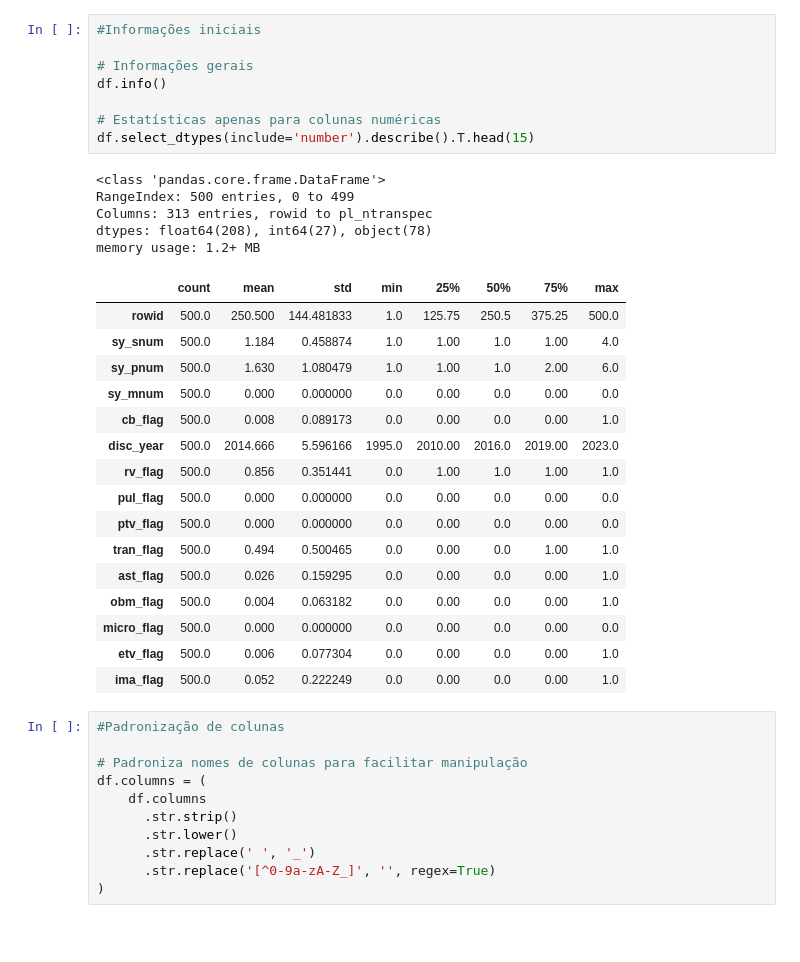
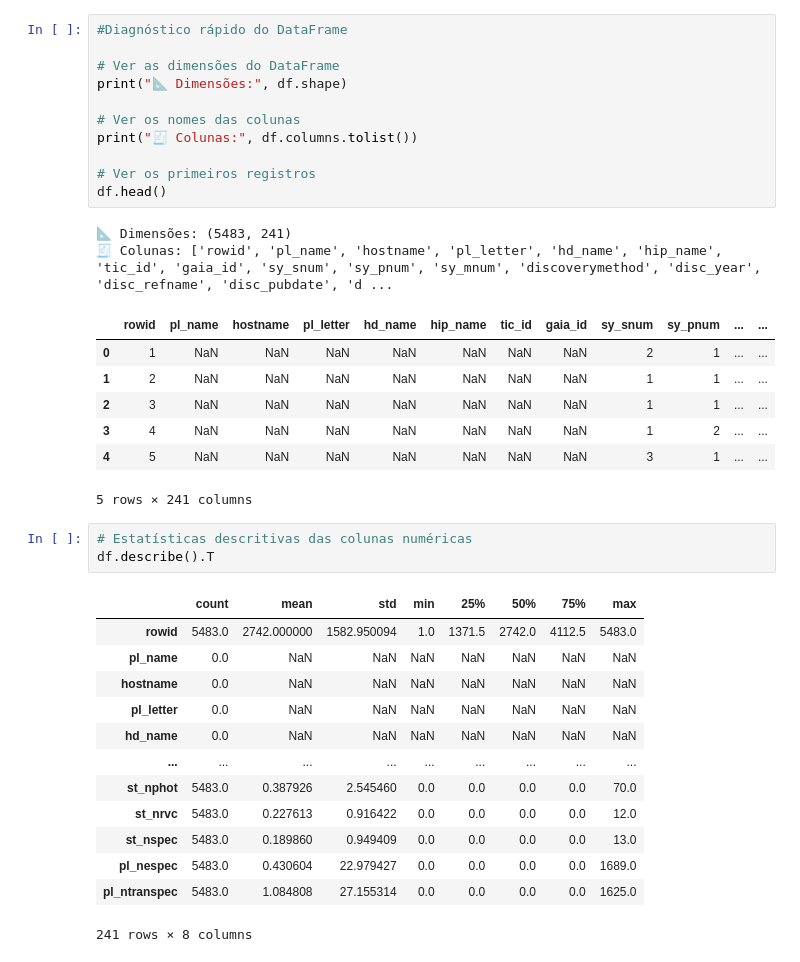
Before and after one commit to delnerotoni/nasa-probes, a Jupyter notebook: notebooks/exp_init.ipynb, the cells around one changed output. Saved outputs shown, nothing was run; the diff lists cells and outputs as text; blank space fills up the shorter version.

```diff
--- a/notebooks/exp_init.ipynb
+++ b/notebooks/exp_init.ipynb
@@ -24,42 +46,39 @@ Colunas: ['rowid', 'pl_name', 'hostname', 'pl_letter', 'hd_name', 'hip_name', 't
+# %%
+#Diagnóstico rápido do DataFrame
+
+# Ver as dimensões do DataFrame
+print("📐 Dimensões:", df.shape)
+
+# Ver os nomes das colunas
+print("🧾 Colunas:", df.columns.tolist())
+
+# Ver os primeiros registros
+df.head()
+# %% [output]
+📐 Dimensões: (5483, 241)
+🧾 Colunas: ['rowid', 'pl_name', 'hostname', 'pl_letter', 'hd_name', 'hip_name', 'tic_id', 'gaia_id', 'sy_snum', 'sy_pnum', 'sy_mnum', 'discoverymethod', 'disc_year', 'disc_refname', 'disc_pubdate', 'd ...
+|  | rowid | pl_name | hostname | pl_letter | hd_name | hip_name | tic_id | gaia_id | sy_snum | sy_pnum | ... | ... |
+| 0 | 1 | NaN | NaN | NaN | NaN | NaN | NaN | NaN | 2 | 1 | ... | ... |
+| 1 | 2 | NaN | NaN | NaN | NaN | NaN | NaN | NaN | 1 | 1 | ... | ... |
+| 2 | 3 | NaN | NaN | NaN | NaN | NaN | NaN | NaN | 1 | 1 | ... | ... |
+| 3 | 4 | NaN | NaN | NaN | NaN | NaN | NaN | NaN | 1 | 2 | ... | ... |
+| 4 | 5 | NaN | NaN | NaN | NaN | NaN | NaN | NaN | 3 | 1 | ... | ... |
+5 rows × 241 columns
 # %%
-#Informações iniciais
-
-# Informações gerais
-df.info()
-
-# Estatísticas apenas para colunas numéricas
-df.select_dtypes(include='number').describe().T.head(15)
+# Estatísticas descritivas das colunas numéricas
+df.describe().T
 # %% [output]
+|  | count | mean | std | min | 25% | 50% | 75% | max |
+| rowid | 5483.0 | 2742.000000 | 1582.950094 | 1.0 | 1371.5 | 2742.0 | 4112.5 | 5483.0 |
+| pl_name | 0.0 | NaN | NaN | NaN | NaN | NaN | NaN | NaN |
+| hostname | 0.0 | NaN | NaN | NaN | NaN | NaN | NaN | NaN |
+| pl_letter | 0.0 | NaN | NaN | NaN | NaN | NaN | NaN | NaN |
+| hd_name | 0.0 | NaN | NaN | NaN | NaN | NaN | NaN | NaN |
+| ... | ... | ... | ... | ... | ... | ... | ... | ... |
+| st_nphot | 5483.0 | 0.387926 | 2.545460 | 0.0 | 0.0 | 0.0 | 0.0 | 70.0 |
+| st_nrvc | 5483.0 | 0.227613 | 0.916422 | 0.0 | 0.0 | 0.0 | 0.0 | 12.0 |
+| st_nspec | 5483.0 | 0.189860 | 0.949409 | 0.0 | 0.0 | 0.0 | 0.0 | 13.0 |
+| pl_nespec | 5483.0 | 0.430604 | 22.979427 | 0.0 | 0.0 | 0.0 | 0.0 | 1689.0 |
+| pl_ntranspec | 5483.0 | 1.084808 | 27.155314 | 0.0 | 0.0 | 0.0 | 0.0 | 1625.0 |
-<class 'pandas.core.frame.DataFrame'>
-RangeIndex: 500 entries, 0 to 499
-Columns: 313 entries, rowid to pl_ntranspec
-dtypes: float64(208), int64(27), object(78)
-memory usage: 1.2+ MB
+241 rows × 8 columns
-|  | count | mean | std | min | 25% | 50% | 75% | max |
-| rowid | 500.0 | 250.500 | 144.481833 | 1.0 | 125.75 | 250.5 | 375.25 | 500.0 |
-| sy_snum | 500.0 | 1.184 | 0.458874 | 1.0 | 1.00 | 1.0 | 1.00 | 4.0 |
-| sy_pnum | 500.0 | 1.630 | 1.080479 | 1.0 | 1.00 | 1.0 | 2.00 | 6.0 |
-| sy_mnum | 500.0 | 0.000 | 0.000000 | 0.0 | 0.00 | 0.0 | 0.00 | 0.0 |
-| cb_flag | 500.0 | 0.008 | 0.089173 | 0.0 | 0.00 | 0.0 | 0.00 | 1.0 |
-| disc_year | 500.0 | 2014.666 | 5.596166 | 1995.0 | 2010.00 | 2016.0 | 2019.00 | 2023.0 |
-| rv_flag | 500.0 | 0.856 | 0.351441 | 0.0 | 1.00 | 1.0 | 1.00 | 1.0 |
-| pul_flag | 500.0 | 0.000 | 0.000000 | 0.0 | 0.00 | 0.0 | 0.00 | 0.0 |
-| ptv_flag | 500.0 | 0.000 | 0.000000 | 0.0 | 0.00 | 0.0 | 0.00 | 0.0 |
-| tran_flag | 500.0 | 0.494 | 0.500465 | 0.0 | 0.00 | 0.0 | 1.00 | 1.0 |
-| ast_flag | 500.0 | 0.026 | 0.159295 | 0.0 | 0.00 | 0.0 | 0.00 | 1.0 |
-| obm_flag | 500.0 | 0.004 | 0.063182 | 0.0 | 0.00 | 0.0 | 0.00 | 1.0 |
-| micro_flag | 500.0 | 0.000 | 0.000000 | 0.0 | 0.00 | 0.0 | 0.00 | 0.0 |
-| etv_flag | 500.0 | 0.006 | 0.077304 | 0.0 | 0.00 | 0.0 | 0.00 | 1.0 |
-| ima_flag | 500.0 | 0.052 | 0.222249 | 0.0 | 0.00 | 0.0 | 0.00 | 1.0 |
-# %%
-#Padronização de colunas
-
-# Padroniza nomes de colunas para facilitar manipulação
-df.columns = (
-    df.columns
-      .str.strip()
-      .str.lower()
-      .str.replace(' ', '_')
-      .str.replace('[^0-9a-zA-Z_]', '', regex=True)
-)
 # %%
```
Also changed, not shown: parts of 17 cells of this notebook, 4 other files.
